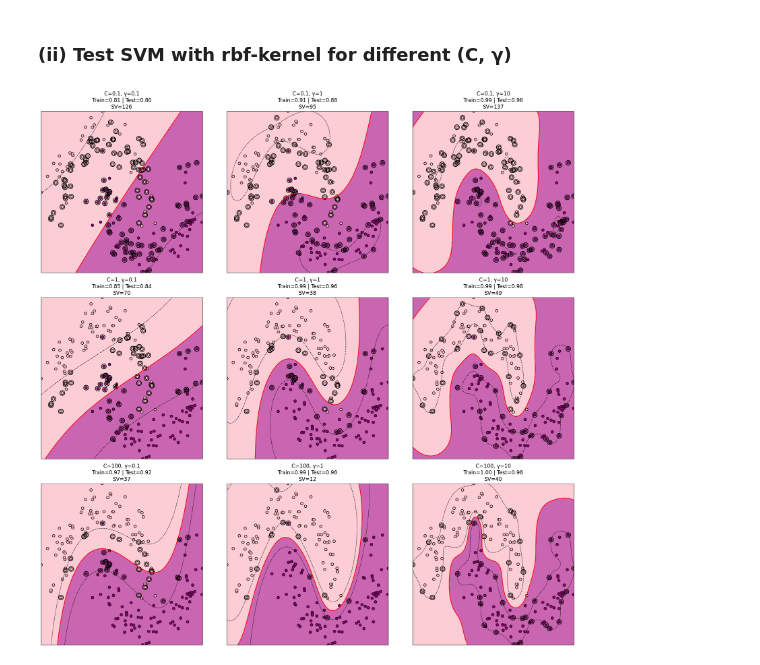
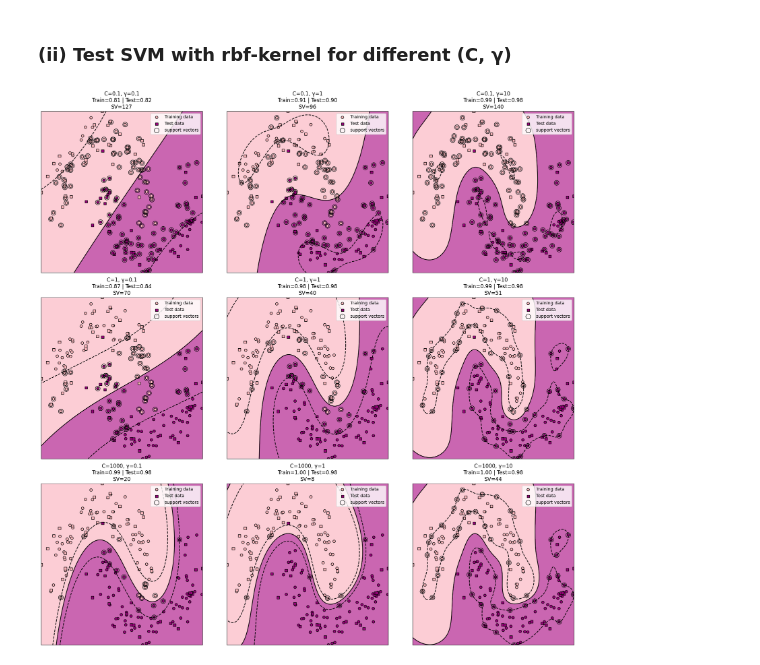
Before and after one commit to apanholzer/MML, a Jupyter notebook: exercise_9_3_panholzer.ipynb, the cells around one changed output. Cells and saved outputs as stored; diff of their text form; code cells hidden in the pictures.

```diff
--- a/exercise_9_3_panholzer.ipynb
+++ b/exercise_9_3_panholzer.ipynb
@@ -20,33 +23,42 @@ kernels = ['linear', 'poly', 'rbf']
 # %%
 for kernel in kernels:
-    svm = SVC(kernel=kernel, degree = 3)
+    svm = SVC(kernel = kernel, degree = 3)
     svm.fit(X_train, y_train)
 
     svm_train_accuracy = svm.score(X_train, y_train)
     svm_test_accuracy  = svm.score(X_test, y_test)
 
     fig = plt.figure(figsize = (8, 6))
-    ax = fig.add_subplot()
+    ax = fig.add_subplot(111)
     x0, x1 = np.meshgrid(
         np.linspace(X[:,0].min(), X[:,0].max(), 500).reshape(-1, 1),
         np.linspace(X[:,1].min(), X[:,1].max(), 500).reshape(-1, 1)
     )
+
     x_new = np.c_[x0.ravel(), x1.ravel()]
     y_pred = svm.predict(x_new)
-    zz = svm.decision_function(x_new).reshape(x0.shape)
+    zz = y_pred.reshape(x0.shape)
 
     plt.contourf(x0, x1, zz, alpha = 0.6, cmap = truncated_RdPu)
     plt.contour(x0, x1, zz, colors = ['black'], linewidths = [0.4])
-    plt.scatter(X[:,0], X[:,1], c = y, edgecolors = 'k', cmap = truncated_RdPu)
+    plt.scatter(X_train[:,0], X_train[:,1], c = y_train, edgecolors = 'k', cmap = truncated_RdPu, label = 'Training data')
+    plt.scatter(X_test[:,0], X_test[:,1], c = y_test, marker = 's', edgecolors = 'k', cmap = truncated_RdPu, label = 'Test data')
     ax.set_title(
             f"SVM - {kernel} kernel\n"
             f"Train Accuracy: {svm_train_accuracy:.2f} | "
             f"Test Accuracy: {svm_test_accuracy:.2f}",
             fontsize = 14
         )
+
+    decision_function = svm.decision_function(x_new).reshape(x0.shape)
+    sv = svm.support_vectors_
+    plt.scatter(sv[:,0], sv[:,1], s = 150, facecolors = 'none', edgecolors = 'k', label = 'Support Vectors')
+    plt.contour(x0, x1, decision_function, levels = [-1, 0, 1], colors = 'black', linestyles = ['--', '-', '--'])
+
     ax.set_box_aspect(1)
     ax.xaxis.set_tick_params(labelbottom = False)
     ax.yaxis.set_tick_params(labelleft = False)
     ax.set_xticks([])
     ax.set_yticks([])
+    plt.legend()
 # %% [output]
@@ -117,72 +75,53 @@ for kernel in kernels:
 # %% [markdown]
 ### (ii) Test SVM with rbf-kernel for different (C, γ)
 # %%
-C_vals = [0.1, 1, 100]
+C_vals = [0.1, 1, 1000]
 gamma_vals = [0.1, 1, 10]
 # %%
-C_vals = [0.1, 1, 100]
-gamma_vals = [0.1, 1, 10]
-
-fig, axes = plt.subplots(3, 3, figsize=(18, 18))
+fig, axes = plt.subplots(3, 3, figsize = (18, 18))
 
 for i, C in enumerate(C_vals):
     for j, gamma in enumerate(gamma_vals):
 
-        # Train SVM
-        svm = SVC(kernel='rbf', C=C, gamma=gamma)
+        svm = SVC(kernel = 'rbf', C = C, gamma = gamma, random_state = 42)
         svm.fit(X_train, y_train)
 
         train_acc = svm.score(X_train, y_train)
         test_acc  = svm.score(X_test, y_test)
         n_sv = len(svm.support_vectors_)
 
         ax = axes[i, j]
 
-        # Grid
         x0, x1 = np.meshgrid(
             np.linspace(X[:,0].min(), X[:,0].max(), 500).reshape(-1, 1),
             np.linspace(X[:,1].min(), X[:,1].max(), 500).reshape(-1, 1)
         )
         x_new = np.c_[x0.ravel(), x1.ravel()]
 
-        # Decision function for DB + margins
         zz = svm.decision_function(x_new).reshape(x0.shape)
+        y_pred = svm.predict(x_new).reshape(x0.shape)
+        ax.contourf(x0, x1, y_pred, alpha = 0.6, cmap = truncated_RdPu)
 
-        # Class predictions for region coloring
-        y_pred = svm.predict(x_new).reshape(x0.shape)
+        ax.contour(x0, x1, zz, levels = [-1, 0, 1], colors = 'black', linestyles = ['--', '-', '--'])
 
-        # Filled decision regions
-        ax.contourf(x0, x1, y_pred, alpha=0.6, cmap=truncated_RdPu)
+        ax.scatter(X_train[:,0], X_train[:,1], c = y_train, edgecolors = 'k', cmap = truncated_RdPu, label = 'Training data')
+        ax.scatter(X_test[:,0], X_test[:,1], c = y_test, marker = 's', edgecolors = 'k', cmap = truncated_RdPu, label = 'Test data')
 
-        # Decision boundary (0) and margins (±1)
-        ax.contour(x0, x1, zz,
-                   levels=[-1, 0, 1],
-                   colors=['black', 'red', 'black'],
-                   linewidths=[0.8, 1.4, 0.8],
-                   linestyles=['--', '-', '--'])
+        ax.scatter(svm.support_vectors_[:,0], svm.support_vectors_[:,1], s = 120, facecolors = 'none', edgecolors = 'black', label = 'support vectors')
 
-        # Data points
-        ax.scatter(X[:,0], X[:,1], c=y, edgecolors='k', cmap=truncated_RdPu)
-
-        # Support vectors
-        ax.scatter(svm.support_vectors_[:,0],
-                   svm.support_vectors_[:,1],
-                   s=120, facecolors='none', edgecolors='black', linewidths=1.5)
-
-        # Title
         ax.set_title(
             f"C={C}, γ={gamma}\n"
             f"Train={train_acc:.2f} | Test={test_acc:.2f}\n"
             f"SV={n_sv}",
             fontsize=12
         )
 
-        # Axis formatting
         ax.set_box_aspect(1)
         ax.set_xticks([])
         ax.set_yticks([])
+        ax.legend()
 
 plt.tight_layout()
 plt.show()
 # %% [output]
-[figure, old version]
+[figure, new version]
```
Also changed, not shown: parts of 13 cells of this notebook.
